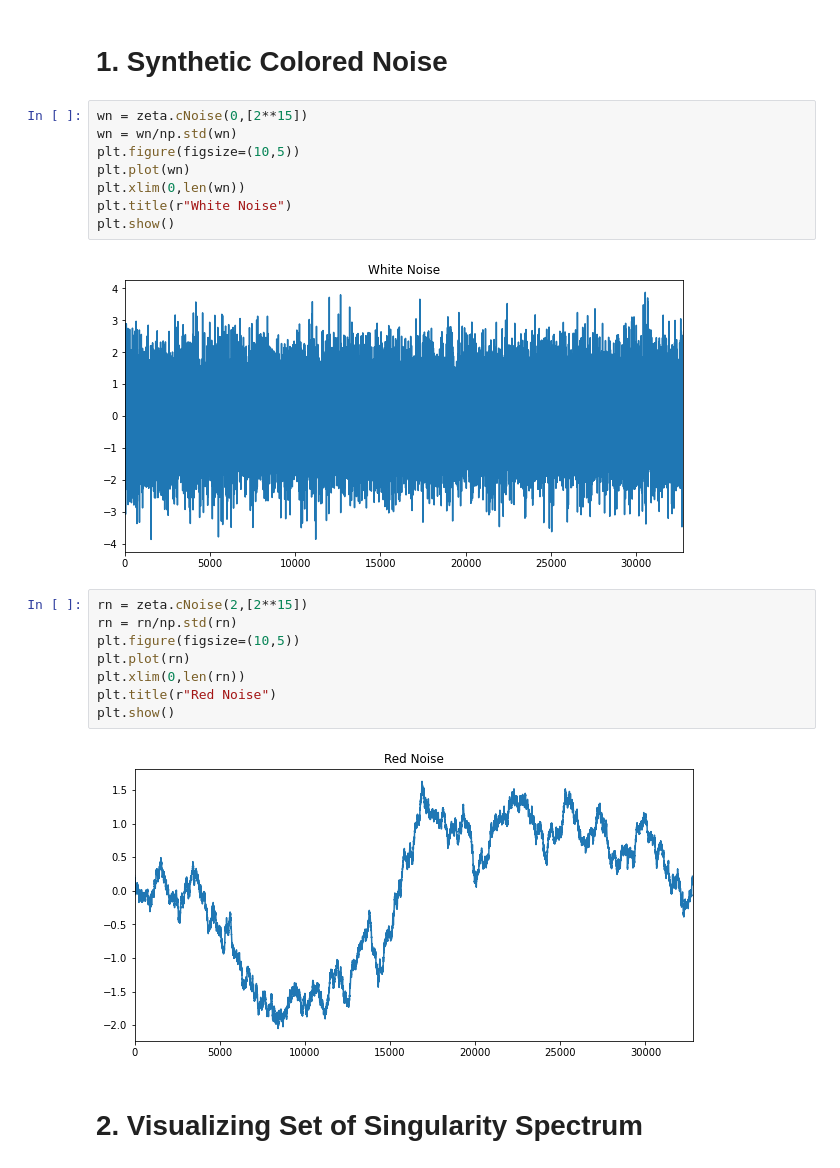
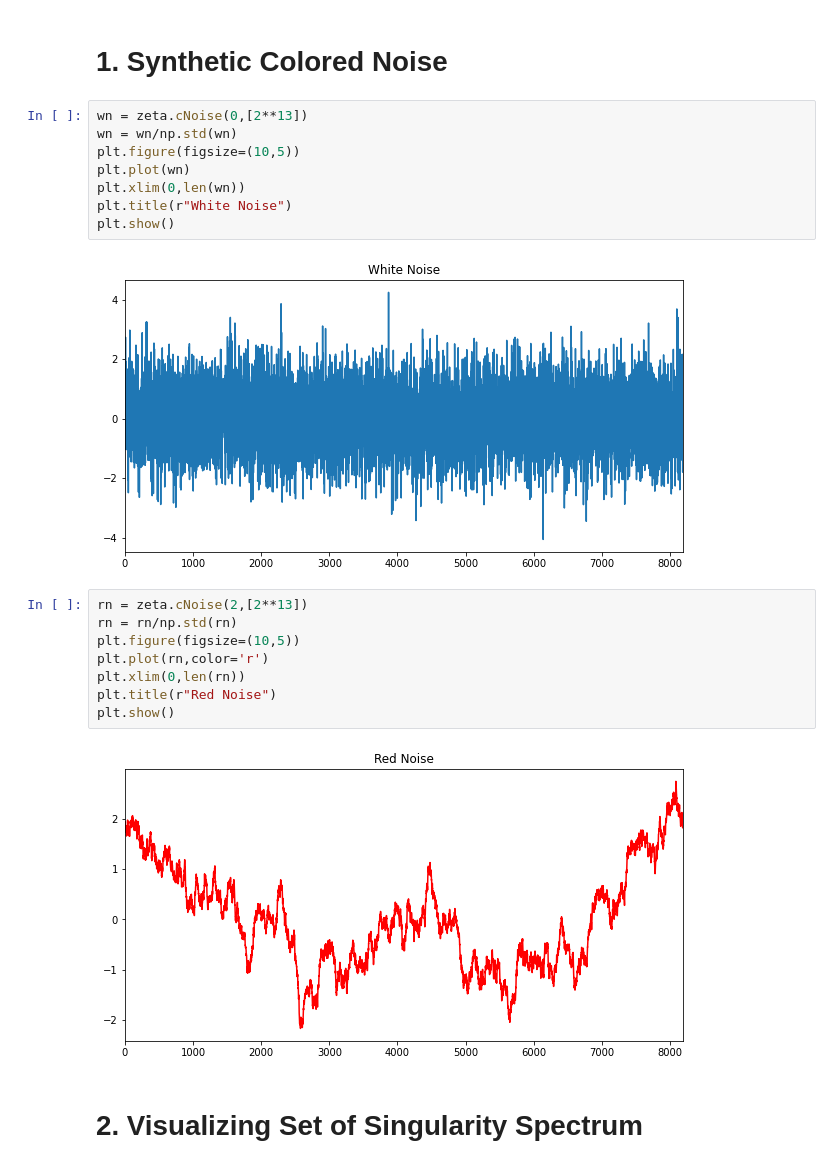
Before and after one commit to rsautter/Chi-Space, a Jupyter notebook: examples/ColoredNoiseExample.ipynb, the cells around one changed output. Cells and saved outputs as stored; diff of their text form.

```diff
--- a/examples/ColoredNoiseExample.ipynb
+++ b/examples/ColoredNoiseExample.ipynb
@@ -35,25 +35,25 @@ import numpy as np
 # %% [markdown]
 # 1. Synthetic Colored Noise
 # %%
-wn = zeta.cNoise(0,[2**15])
+wn = zeta.cNoise(0,[2**13])
 wn = wn/np.std(wn)
 plt.figure(figsize=(10,5))
 plt.plot(wn)
 plt.xlim(0,len(wn))
 plt.title(r"White Noise")
 plt.show()
 # %% [output]
-[figure, old version]
+[figure, new version]
 # %%
-rn = zeta.cNoise(2,[2**15])
+rn = zeta.cNoise(2,[2**13])
 rn = rn/np.std(rn)
 plt.figure(figsize=(10,5))
-plt.plot(rn)
+plt.plot(rn,color='r')
 plt.xlim(0,len(rn))
 plt.title(r"Red Noise")
 plt.show()
 # %% [output]
-[figure, old version]
+[figure, new version]
 # %% [markdown]
 # 2. Visualizing Set of Singularity Spectrum
 # %%
```
Also changed, not shown: parts of 8 cells of this notebook, 5 other files.
